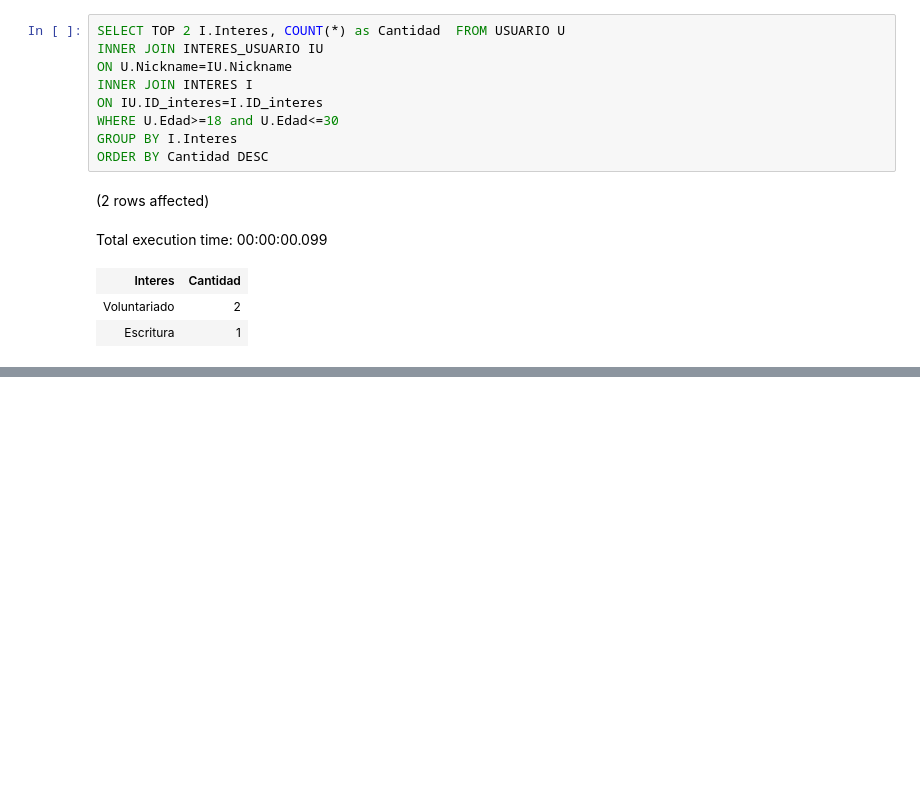
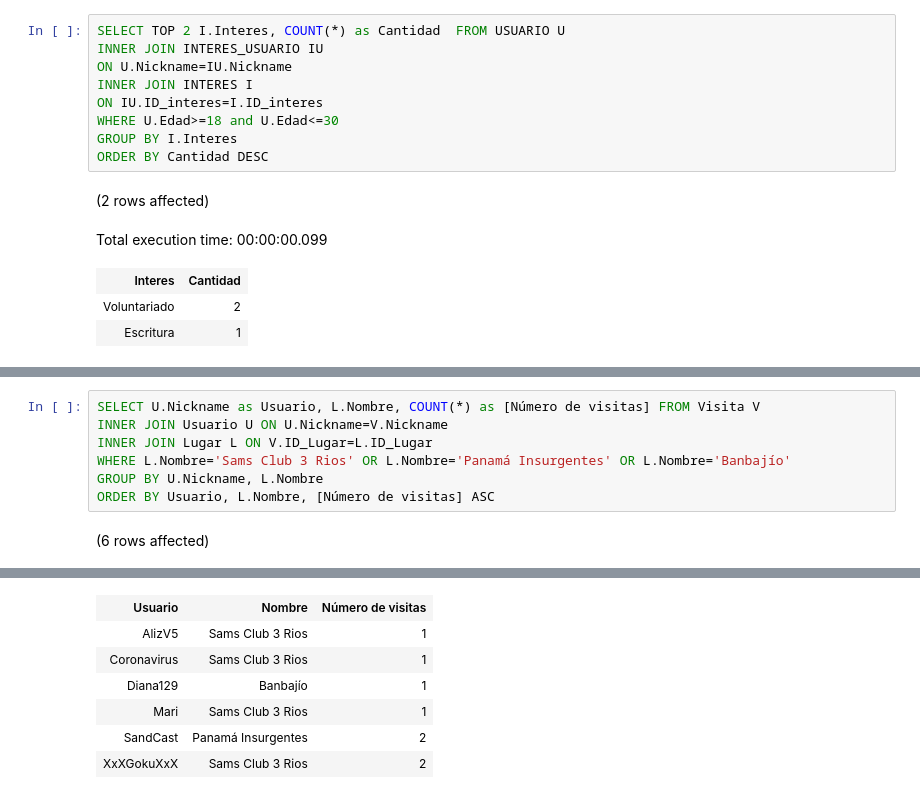
Before and after one commit to DanielCamposs98/BDCuatroCuadras, a Jupyter notebook: CuatroCuadras (Consultas).ipynb, the cells around one changed output, grey strips where cells are left out. Saved outputs shown, nothing was run; the diff lists cells and outputs as text; blank space fills up the shorter version.

```diff
--- a/CuatroCuadras (Consultas).ipynb
+++ b/CuatroCuadras (Consultas).ipynb
@@ -757,0 +889,9 @@ Total execution time: 00:00:00.099
+# %%
+SELECT U.Nickname as Usuario, L.Nombre, COUNT(*) as [Número de visitas] FROM Visita V
+INNER JOIN Usuario U ON U.Nickname=V.Nickname
+INNER JOIN Lugar L ON V.ID_Lugar=L.ID_Lugar
+WHERE L.Nombre='Sams Club 3 Rios' OR L.Nombre='Panamá Insurgentes' OR L.Nombre='Banbajío'
+GROUP BY U.Nickname, L.Nombre
+ORDER BY Usuario, L.Nombre, [Número de visitas] ASC
+# %% [output]
+(6 rows affected)
@@ -757,0 +899,7 @@ Total execution time: 00:00:00.099
+| Usuario | Nombre | Número de visitas |
+| AlizV5 | Sams Club 3 Rios | 1 |
+| Coronavirus | Sams Club 3 Rios | 1 |
+| Diana129 | Banbajío | 1 |
+| Mari | Sams Club 3 Rios | 1 |
+| SandCast | Panamá Insurgentes | 2 |
+| XxXGokuXxX | Sams Club 3 Rios | 2 |
```
Also changed, not shown: parts of 24 cells of this notebook.
